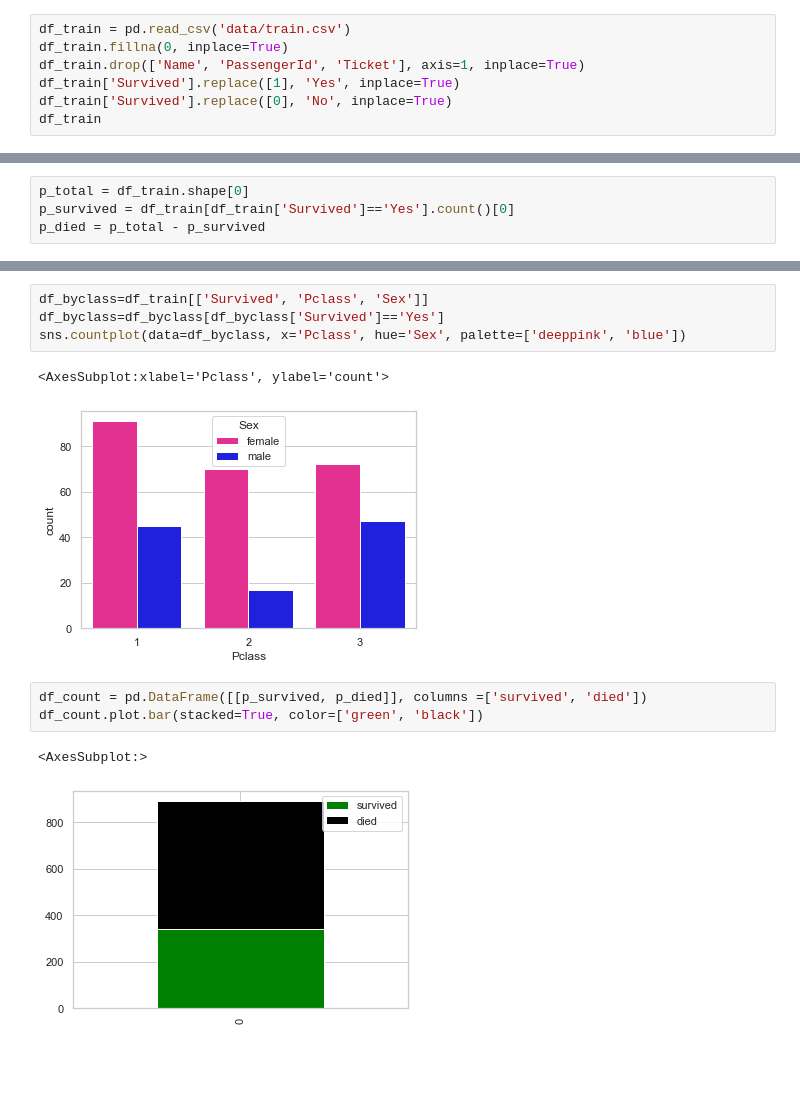
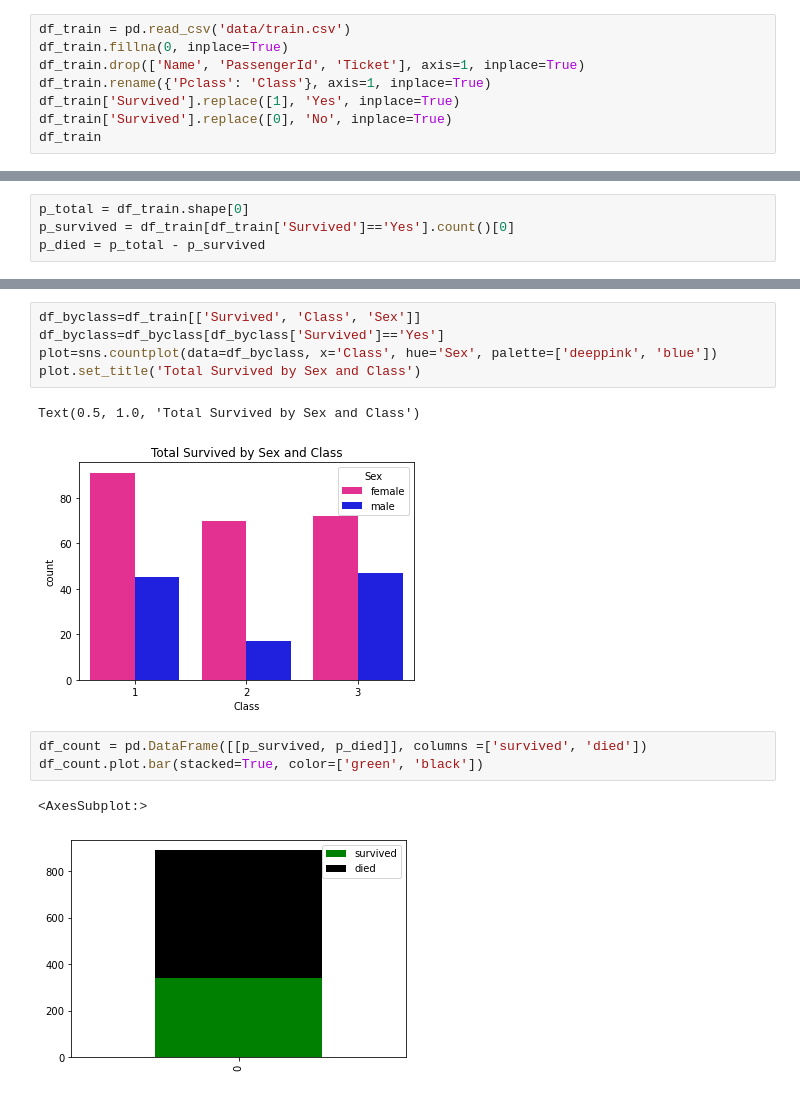
Before and after one commit to vipervit/Titanic, a Jupyter notebook: titanic.ipynb, the cells around one changed output, grey strips where cells are left out. Saved outputs shown, nothing was run; the diff lists cells and outputs as text; blank space fills up the shorter version.

```diff
--- a/titanic.ipynb
+++ b/titanic.ipynb
@@ -9,6 +9,7 @@ from sklearn.pipeline import make_pipeline
 df_train = pd.read_csv('data/train.csv')
 df_train.fillna(0, inplace=True)
 df_train.drop(['Name', 'PassengerId', 'Ticket'], axis=1, inplace=True)
+df_train.rename({'Pclass': 'Class'}, axis=1, inplace=True)
 df_train['Survived'].replace([1], 'Yes', inplace=True)
 df_train['Survived'].replace([0], 'No', inplace=True)
 df_train
@@ -44,16 +51,17 @@ plot.spines['top'].set_visible(False)
 # %%
-df_byclass=df_train[['Survived', 'Pclass', 'Sex']]
+df_byclass=df_train[['Survived', 'Class', 'Sex']]
 df_byclass=df_byclass[df_byclass['Survived']=='Yes']
-sns.countplot(data=df_byclass, x='Pclass', hue='Sex', palette=['deeppink', 'blue'])
+plot=sns.countplot(data=df_byclass, x='Class', hue='Sex', palette=['deeppink', 'blue'])
+plot.set_title('Total Survived by Sex and Class')
 # %% [output]
-<AxesSubplot:xlabel='Pclass', ylabel='count'>
+Text(0.5, 1.0, 'Total Survived by Sex and Class')
-[figure, old version]
+[figure, new version]
 # %%
 df_count = pd.DataFrame([[p_survived, p_died]], columns =['survived', 'died'])
 df_count.plot.bar(stacked=True, color=['green', 'black'])
 # %% [output]
 <AxesSubplot:>
-[figure, old version]
+[figure, new version]
 # %%
 plot=sns.stripplot(data=df_train, x='Survived', y='Fare', palette=['black', 'green'])
 plot.set_xlabel=['Yes', 'No']
```
Also changed, not shown: parts of 28 cells of this notebook, 1 other file.
